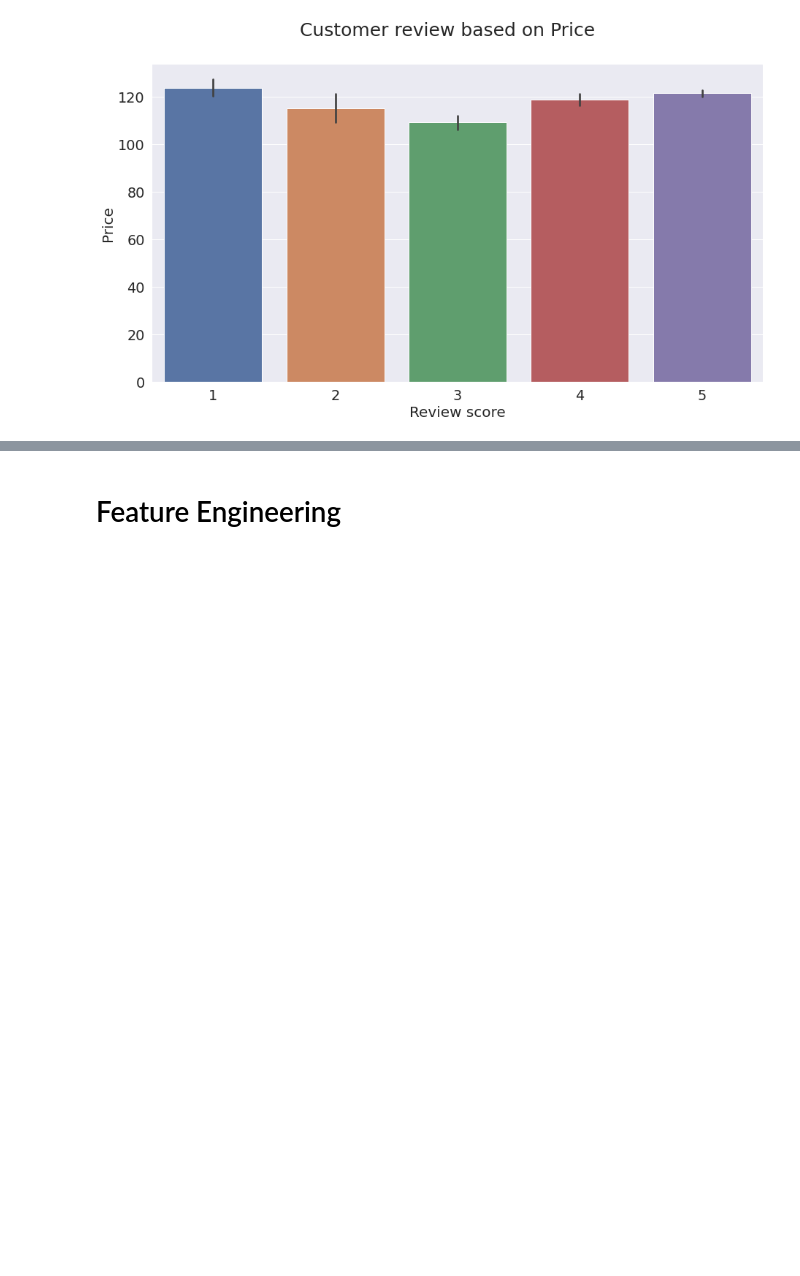
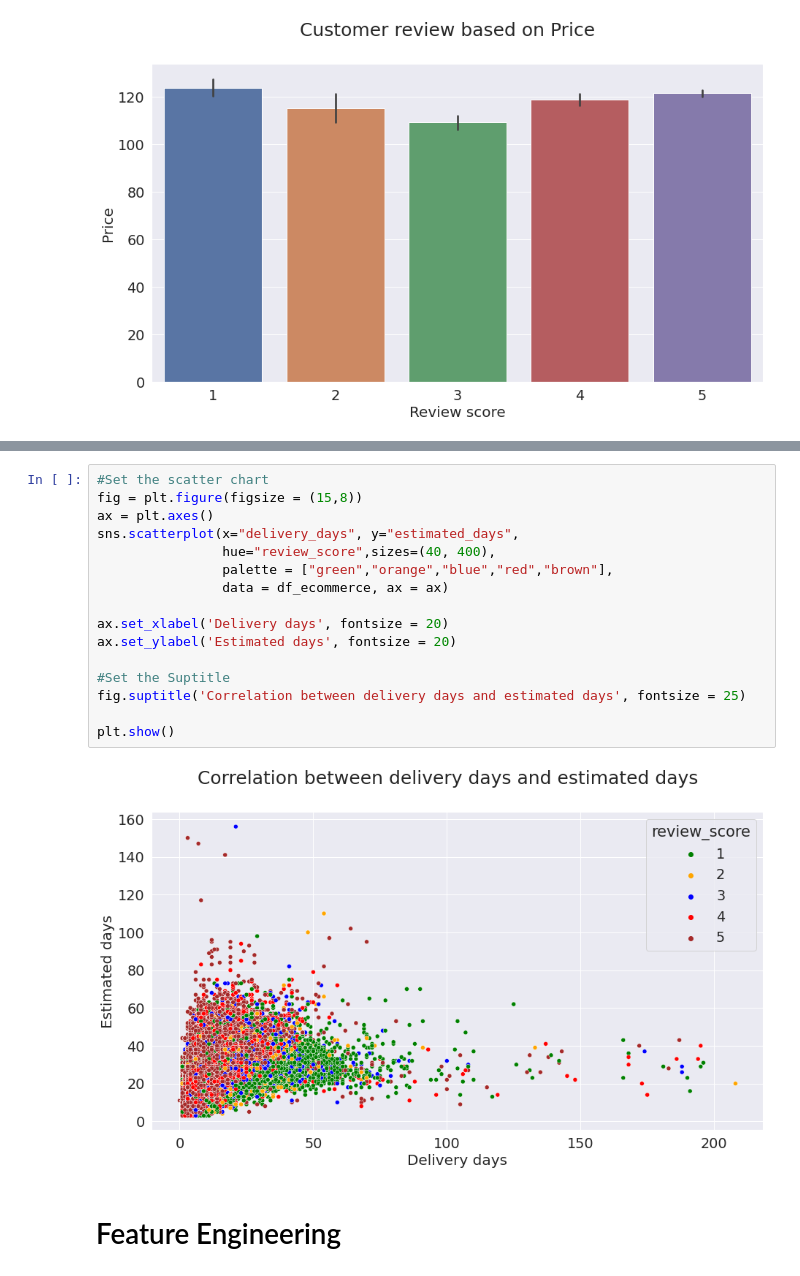
Before and after one commit to nugrahazikry/Tree-Based-Algorithms-Approach-on-Predicting-Customer-Satisfaction, a Jupyter notebook: Tree-Based Algorithms Approach on Predicting Customer Satisfaction.ipynb, the cells around one changed output, grey strips where cells are left out. Drawn from its saved outputs; the diff is of its cells as text; blank space fills up the shorter version.

```diff
--- a/Tree-Based Algorithms Approach on Predicting Customer Satisfaction.ipynb
+++ b/Tree-Based Algorithms Approach on Predicting Customer Satisfaction.ipynb
@@ -409,3 +400,21 @@ plt.show()
+# %%
+#Set the scatter chart
+fig = plt.figure(figsize = (15,8))
+ax = plt.axes()
+sns.scatterplot(x="delivery_days", y="estimated_days",
+                hue="review_score",sizes=(40, 400),
+                palette = ["green","orange","blue","red","brown"],
+                data = df_ecommerce, ax = ax)
+
+ax.set_xlabel('Delivery days', fontsize = 20)
+ax.set_ylabel('Estimated days', fontsize = 20)
+
+#Set the Suptitle
+fig.suptitle('Correlation between delivery days and estimated days', fontsize = 25)
+
+plt.show()
+# %% [output]
+[figure, added]
 # %% [markdown]
 # Feature Engineering
 # %%
```
Also changed, not shown: parts of 1 cell of this notebook.
